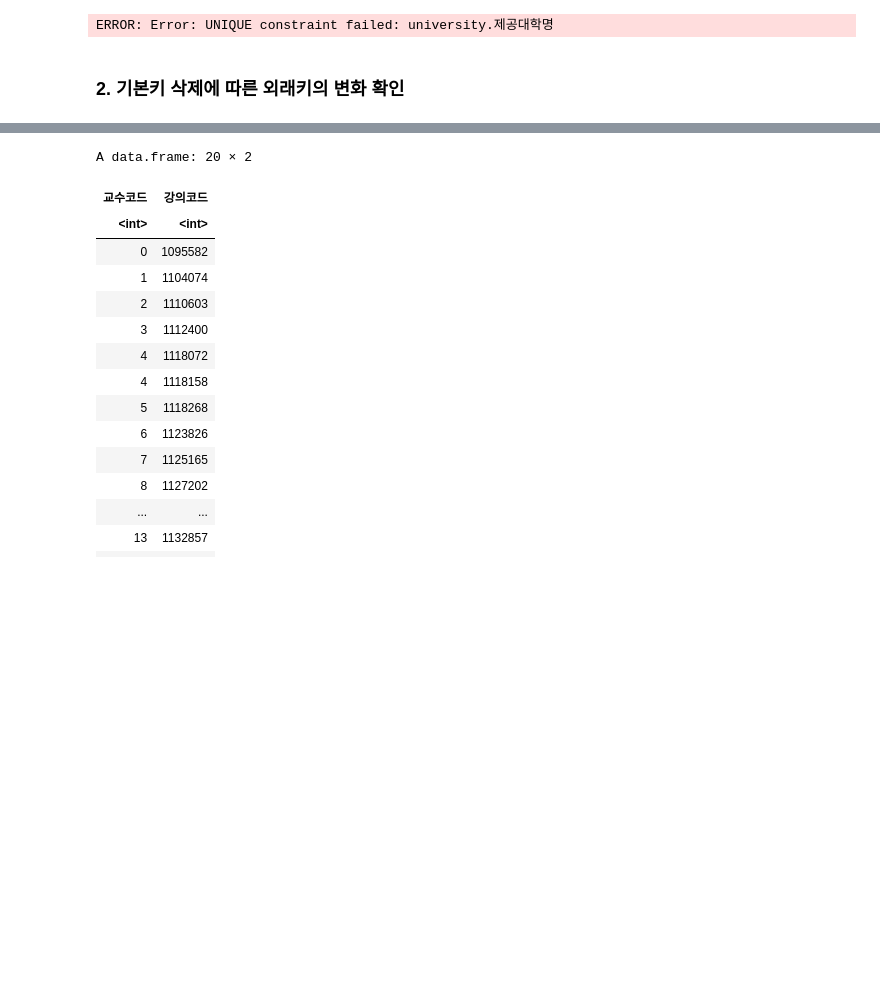
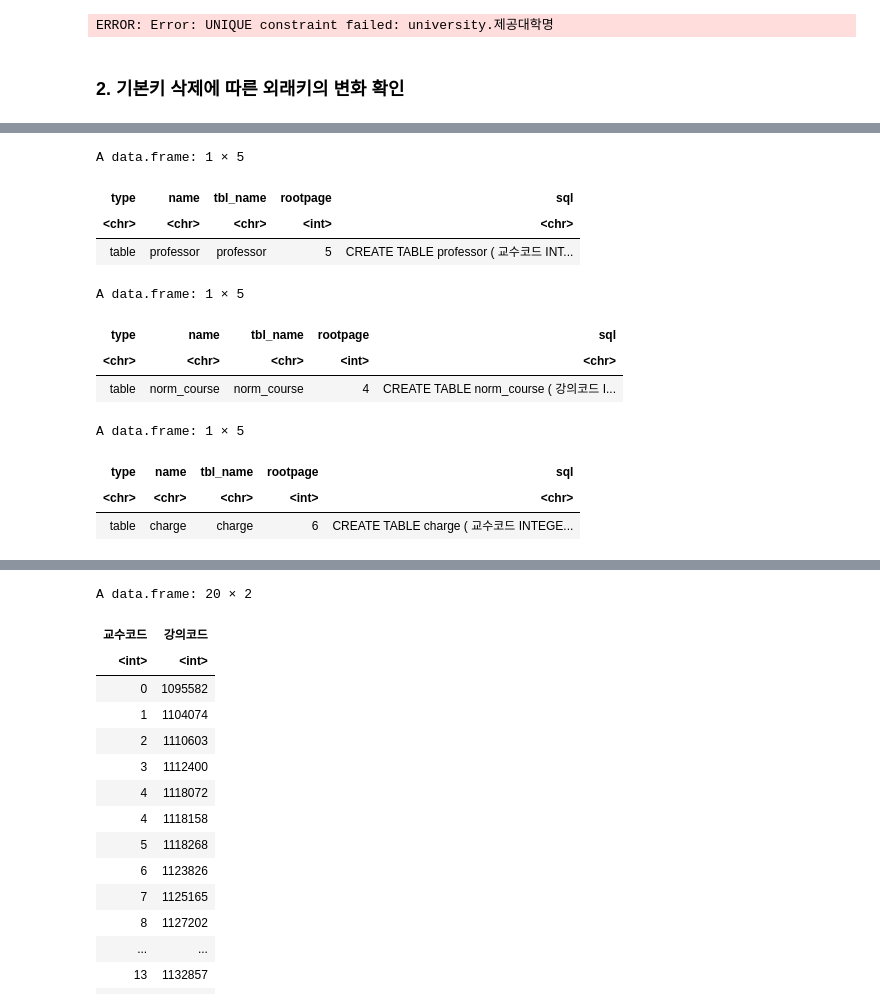
Before and after one commit to HollyRiver/R, a Jupyter notebook: SDB/kocw data/RSQlite/kocw in R.ipynb, the cells around one changed output, grey strips where cells are left out. Cells and saved outputs as stored; diff of their text form; code cells hidden in the pictures; blank space fills up the shorter version.

```diff
--- a/SDB/kocw data/RSQlite/kocw in R.ipynb
+++ b/SDB/kocw data/RSQlite/kocw in R.ipynb
@@ -130,0 +177,17 @@ ERROR: Error: UNIQUE constraint failed: charge.교수코드, charge.강의코드
+# %%
+dbGetQuery(conn, "SELECT * FROM sqlite_schema WHERE name = 'professor'")
+dbGetQuery(conn, "SELECT * FROM sqlite_schema WHERE name = 'norm_course'")
+dbGetQuery(conn, "SELECT * FROM sqlite_schema WHERE name = 'charge'")
+# %% [output]
+A data.frame: 1 × 5
+| type | name | tbl_name | rootpage | sql |
+| <chr> | <chr> | <chr> | <int> | <chr> |
+| table | professor | professor | 5 | CREATE TABLE professor ( 교수코드 INT... |
+A data.frame: 1 × 5
+| type | name | tbl_name | rootpage | sql |
+| <chr> | <chr> | <chr> | <int> | <chr> |
+| table | norm_course | norm_course | 4 | CREATE TABLE norm_course ( 강의코드 I... |
+A data.frame: 1 × 5
+| type | name | tbl_name | rootpage | sql |
+| <chr> | <chr> | <chr> | <int> | <chr> |
+| table | charge | charge | 6 | CREATE TABLE charge ( 교수코드 INTEGE... |
```
Also changed, not shown: parts of 13 cells of this notebook, 12 other files.
